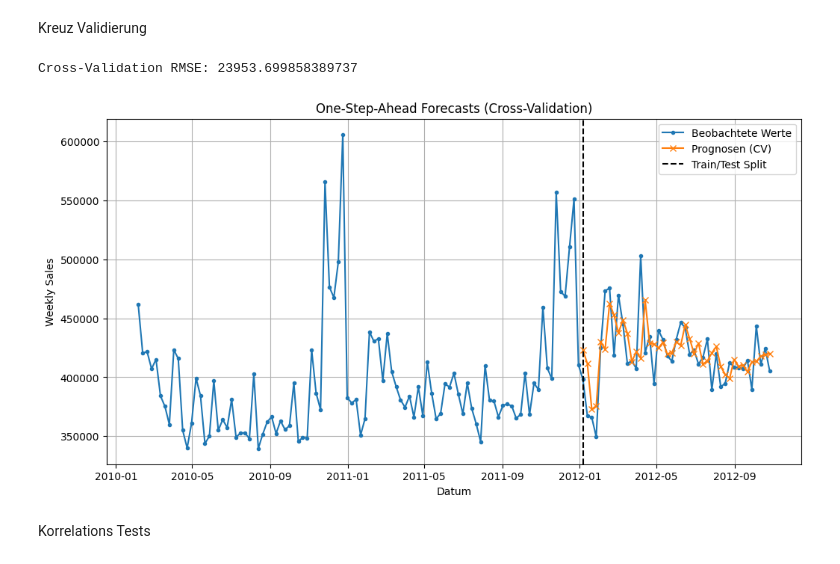
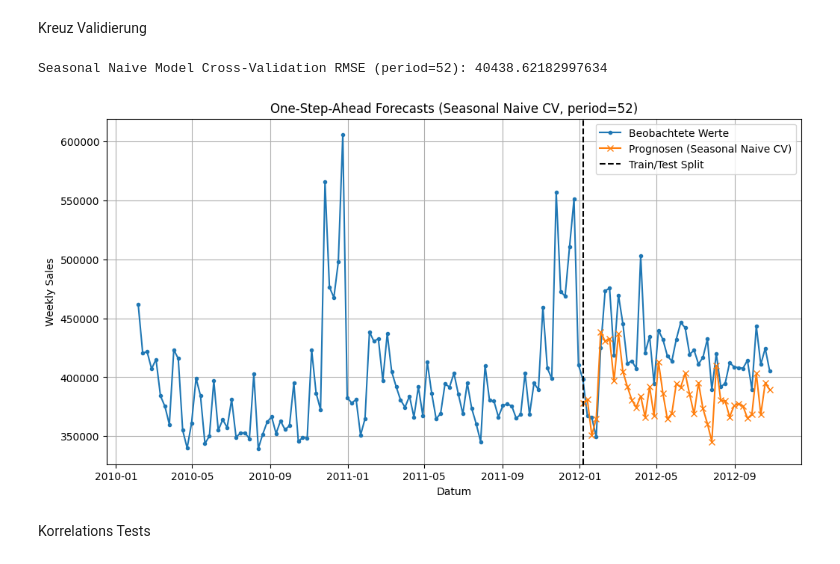
Before and after one commit to netalivo/Bachelor, a Jupyter notebook: main_single_store.ipynb, the cells around one changed output. Saved outputs shown, nothing was run; the diff lists cells and outputs as text; code cells hidden in the pictures.

```diff
--- a/main_single_store.ipynb
+++ b/main_single_store.ipynb
@@ -175,22 +154,22 @@ Kolmogorov Test: 0.0043
 # %% [markdown]
 Kreuz Validierung
 # %%
-cv_df, train_size = cross_validation(sales, order = order, seasonal_order = seasonal_order)
-#cv_df = cross_validation_naive(sales)
+#cv_df, train_size = cross_validation(sales, order = order, seasonal_order = seasonal_order)
+cv_df = cross_validation_naive(sales)
 
 # Plot: Beobachtete Werte vs. Prognosen
-plt.figure(figsize=(12, 6))
-plt.plot(sales.index, sales, label='Beobachtete Werte', marker='.', linestyle='-')
-plt.plot(cv_df['date'], cv_df['forecast'], label='Prognosen (CV)', marker='x', linestyle='-')
-plt.axvline(x=sales.index[train_size], color='black', linestyle='--', label='Train/Test Split')
-plt.title('One-Step-Ahead Forecasts (Cross-Validation)')
-plt.xlabel('Datum')
-plt.ylabel('Weekly Sales')
-plt.legend()
-plt.grid(True)
-plt.show()
+#plt.figure(figsize=(12, 6))
+#plt.plot(sales.index, sales, label='Beobachtete Werte', marker='.', linestyle='-')
+#plt.plot(cv_df['date'], cv_df['forecast'], label='Prognosen (CV)', marker='x', linestyle='-')
+#plt.axvline(x=sales.index[train_size], color='black', linestyle='--', label='Train/Test Split')
+#plt.title('One-Step-Ahead Forecasts (Cross-Validation)')
+#plt.xlabel('Datum')
+#plt.ylabel('Weekly Sales')
+#plt.legend()
+#plt.grid(True)
+#plt.show()
 # %% [output]
-Cross-Validation RMSE: 23953.699858389737
+Seasonal Naive Model Cross-Validation RMSE (period=52): 40438.62182997634
-[figure, old version]
+[figure, new version]
 # %% [markdown]
 Korrelations Tests
```
Also changed, not shown: parts of 13 cells of this notebook, 5 other files.
